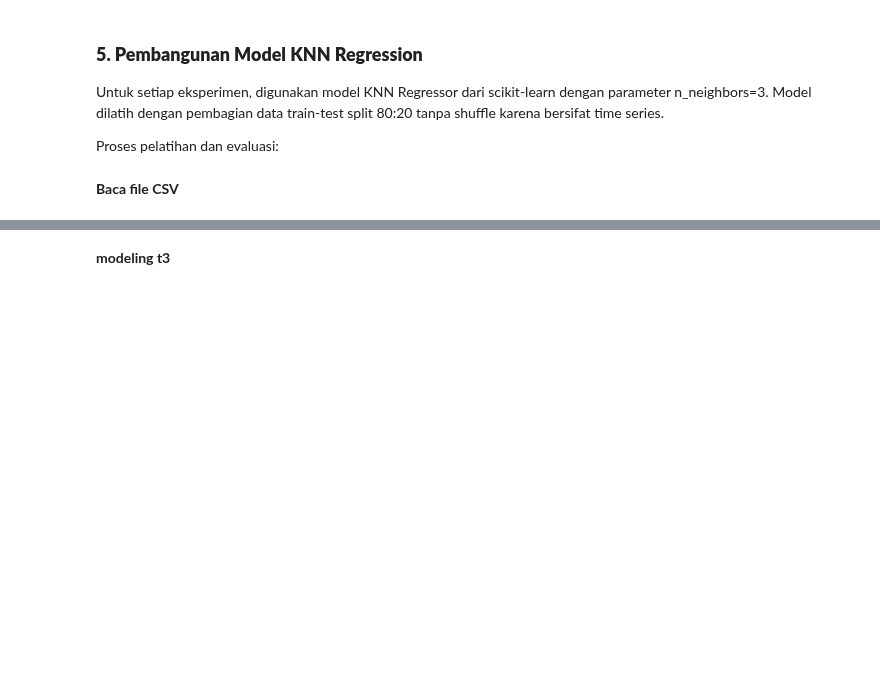
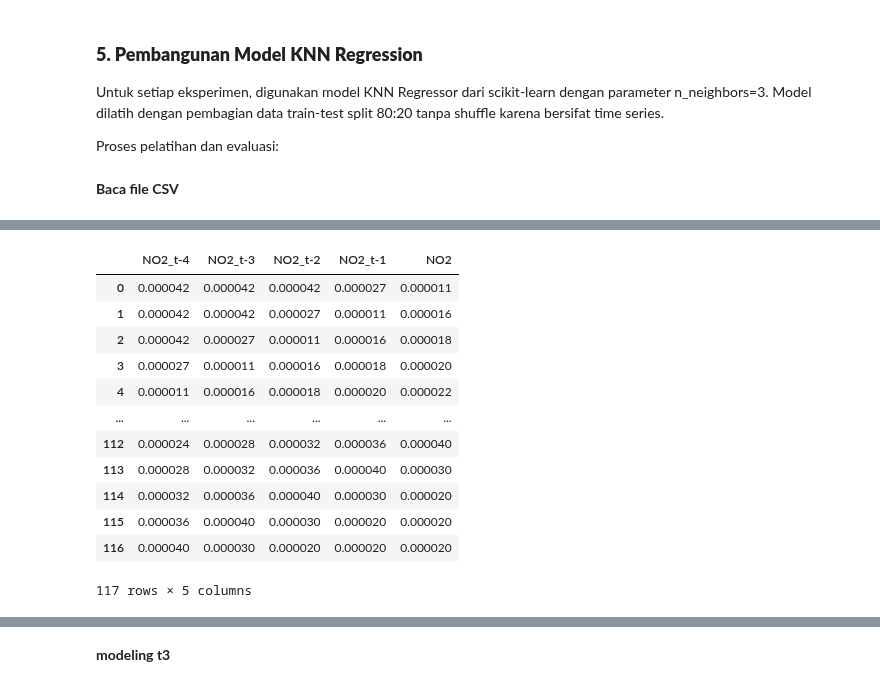
Before and after one commit to Sigiitttt/PSD, a Jupyter notebook: _sources/tugas8.ipynb, the cells around one changed output, grey strips where cells are left out. Cells and saved outputs as stored; diff of their text form; code cells hidden in the pictures; blank space fills up the shorter version.

```diff
--- a/_sources/tugas8.ipynb
+++ b/_sources/tugas8.ipynb
@@ -339,0 +327,16 @@ df_exp3 = pd.read_csv('supervised_exp3.csv')
+# %%
+df_exp2
+# %% [output]
+|  | NO2_t-4 | NO2_t-3 | NO2_t-2 | NO2_t-1 | NO2 |
+| 0 | 0.000042 | 0.000042 | 0.000042 | 0.000027 | 0.000011 |
+| 1 | 0.000042 | 0.000042 | 0.000027 | 0.000011 | 0.000016 |
+| 2 | 0.000042 | 0.000027 | 0.000011 | 0.000016 | 0.000018 |
+| 3 | 0.000027 | 0.000011 | 0.000016 | 0.000018 | 0.000020 |
+| 4 | 0.000011 | 0.000016 | 0.000018 | 0.000020 | 0.000022 |
+| ... | ... | ... | ... | ... | ... |
+| 112 | 0.000024 | 0.000028 | 0.000032 | 0.000036 | 0.000040 |
+| 113 | 0.000028 | 0.000032 | 0.000036 | 0.000040 | 0.000030 |
+| 114 | 0.000032 | 0.000036 | 0.000040 | 0.000030 | 0.000020 |
+| 115 | 0.000036 | 0.000040 | 0.000030 | 0.000020 | 0.000020 |
+| 116 | 0.000040 | 0.000030 | 0.000020 | 0.000020 | 0.000020 |
+117 rows × 5 columns
```
Also changed, not shown: parts of 28 cells of this notebook, 26 other files.
